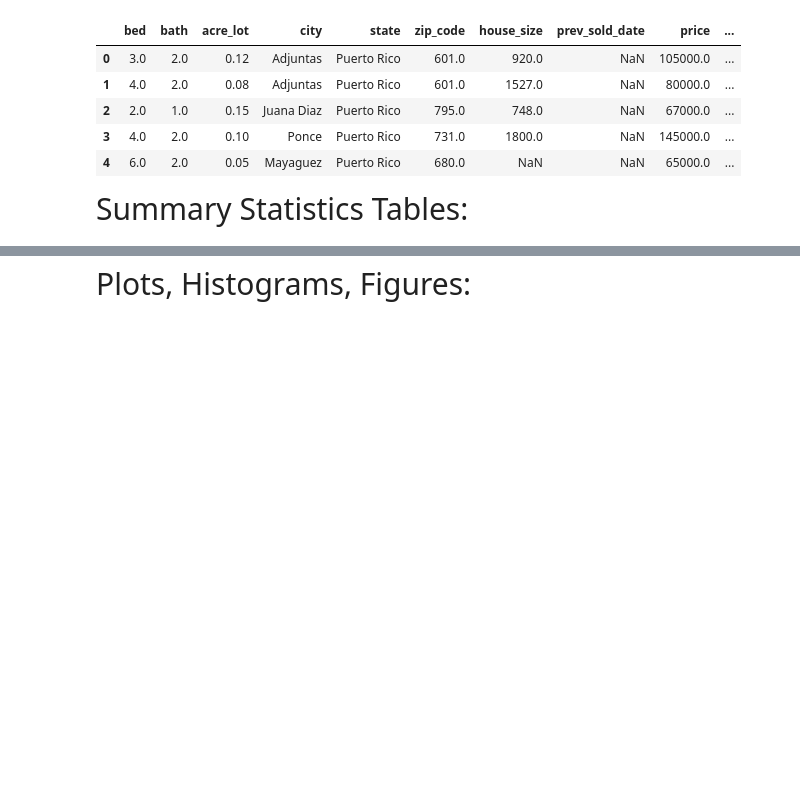
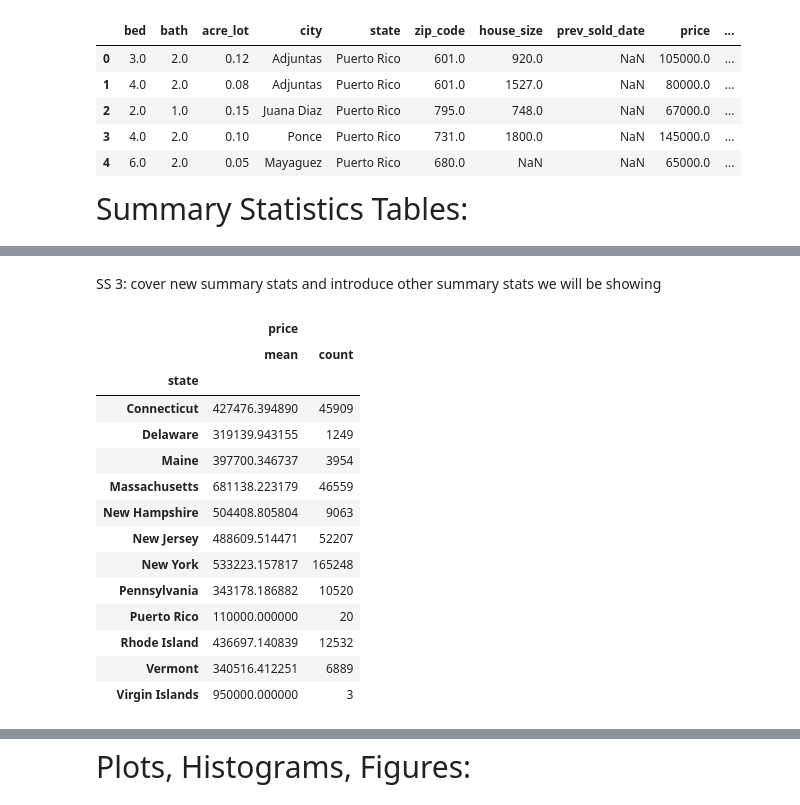
Before and after one commit to ECO225-W2024/project-one-code-S-O-Ahn, a Jupyter notebook: Project 1.ipynb, the cells around one changed output, grey strips where cells are left out. Cells and saved outputs as stored; diff of their text form; code cells hidden in the pictures; blank space fills up the shorter version.

```diff
--- a/Project 1.ipynb
+++ b/Project 1.ipynb
@@ -55,0 +100,21 @@ The metric used to determine an extreme outlier within this dataset will be the
+# %% [markdown]
+SS 3: cover new summary stats and introduce other summary stats we will be showing
+# %%
+states_data = data.groupby('state').agg({'price': ['mean', 'count']})
+display(states_data)
+# %% [output]
+|  | price |  |
+|  | mean | count |
+| state |  |  |
+| Connecticut | 427476.394890 | 45909 |
+| Delaware | 319139.943155 | 1249 |
+| Maine | 397700.346737 | 3954 |
+| Massachusetts | 681138.223179 | 46559 |
+| New Hampshire | 504408.805804 | 9063 |
+| New Jersey | 488609.514471 | 52207 |
+| New York | 533223.157817 | 165248 |
+| Pennsylvania | 343178.186882 | 10520 |
+| Puerto Rico | 110000.000000 | 20 |
+| Rhode Island | 436697.140839 | 12532 |
+| Vermont | 340516.412251 | 6889 |
+| Virgin Islands | 950000.000000 | 3 |
```
Also changed, not shown: parts of 14 cells of this notebook.
